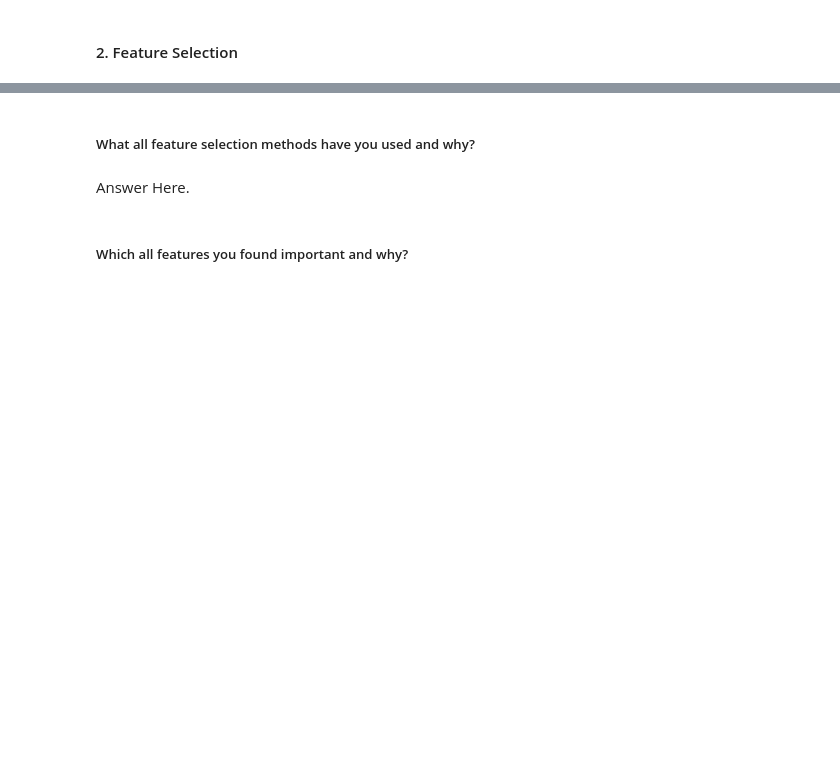
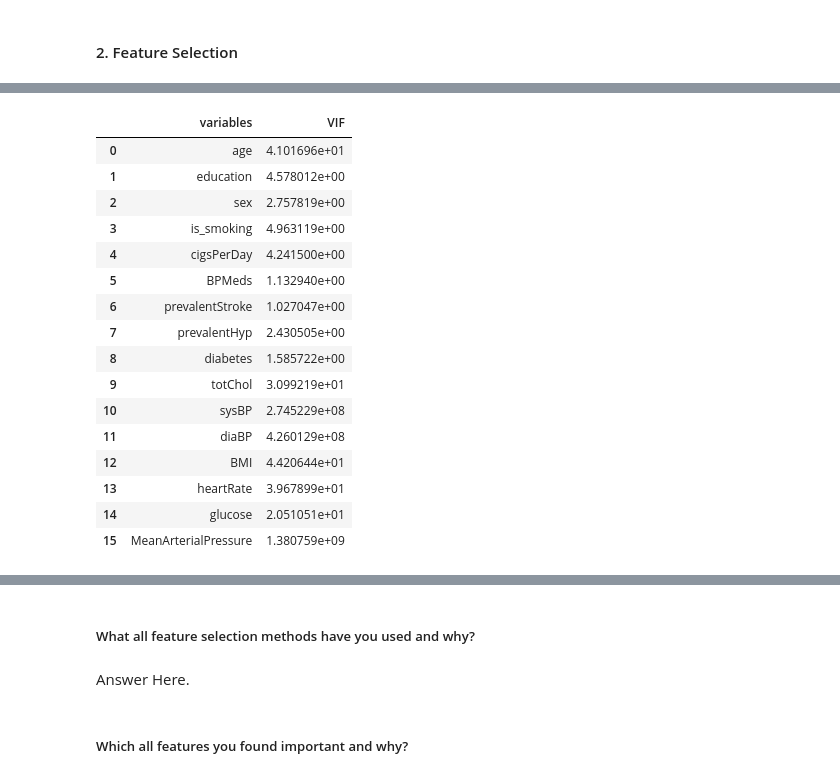
Before and after one commit to manjirikulkarni03/cardiovascular_risk_prediction, a Jupyter notebook: Manjiri_data_cardiovascular_risk.ipynb, the cells around one changed output, grey strips where cells are left out. Drawn from its saved outputs; the diff is of its cells as text; code cells hidden in the pictures; blank space fills up the shorter version.

```diff
--- a/Manjiri_data_cardiovascular_risk.ipynb
+++ b/Manjiri_data_cardiovascular_risk.ipynb
@@ -799,0 +1226,11 @@ Answer Here.
+# %%
+# Defining a function for variance_inflation_factor
+from statsmodels.stats.outliers_influence import variance_inflation_factor
+def calc_vif(X):
+
+    # Calculating VIF
+    vif = pd.DataFrame()
+    vif["variables"] = X.columns
+    vif["VIF"] = [variance_inflation_factor(X.values, i) for i in range(X.shape[1])]
+
+    return(vif)
@@ -799,0 +1239,21 @@ Answer Here.
+# %%
+# calculating the vif by excluding some features which are not giving any information
+calc_vif(df[[i for i in df.describe().columns if i not in ['id','TenYearCHD']]])
+# %% [output]
+|  | variables | VIF |
+| 0 | age | 4.101696e+01 |
+| 1 | education | 4.578012e+00 |
+| 2 | sex | 2.757819e+00 |
+| 3 | is_smoking | 4.963119e+00 |
+| 4 | cigsPerDay | 4.241500e+00 |
+| 5 | BPMeds | 1.132940e+00 |
+| 6 | prevalentStroke | 1.027047e+00 |
+| 7 | prevalentHyp | 2.430505e+00 |
+| 8 | diabetes | 1.585722e+00 |
+| 9 | totChol | 3.099219e+01 |
+| 10 | sysBP | 2.745229e+08 |
+| 11 | diaBP | 4.260129e+08 |
+| 12 | BMI | 4.420644e+01 |
+| 13 | heartRate | 3.967899e+01 |
+| 14 | glucose | 2.051051e+01 |
+| 15 | MeanArterialPressure | 1.380759e+09 |
```
Also changed, not shown: parts of 114 cells of this notebook.
